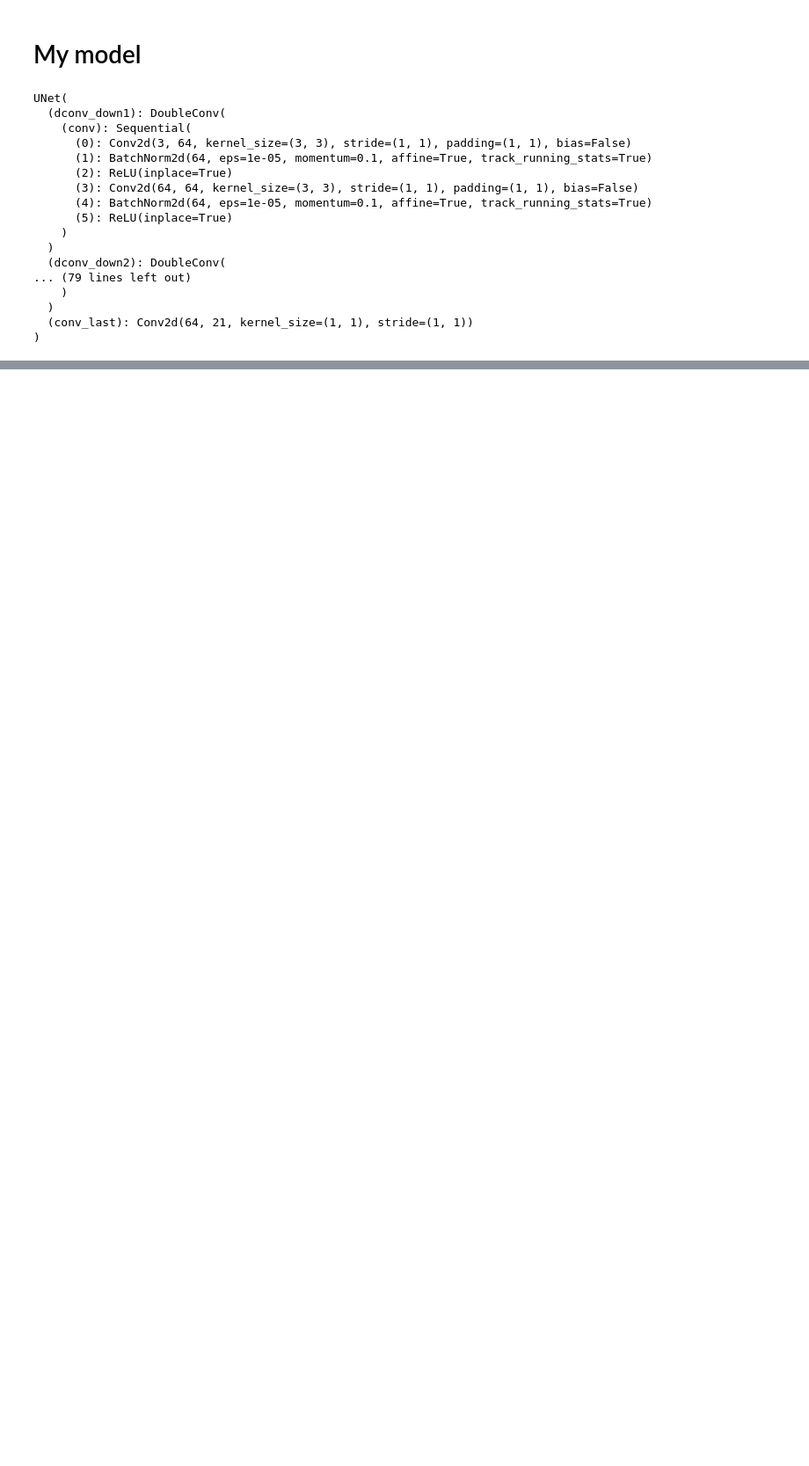
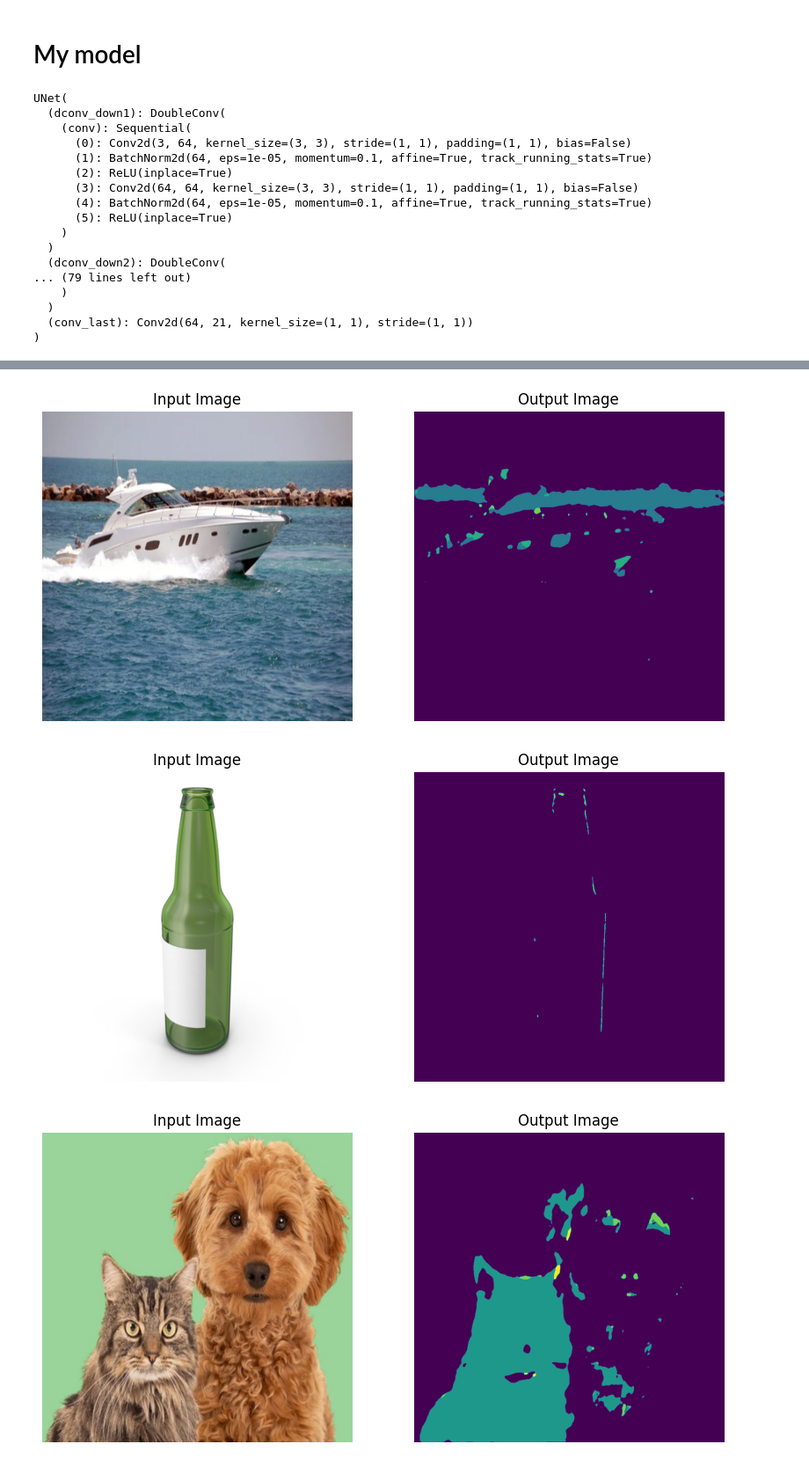
Before and after one commit to ZeroMeOut/ImageSegmentation, a Jupyter notebook: test.ipynb, the cells around one changed output, grey strips where cells are left out. Shown at 88% size. Drawn from its saved outputs; the diff is of its cells as text; code cells hidden in the pictures; blank space fills up the shorter version.

```diff
--- a/test.ipynb
+++ b/test.ipynb
@@ -207,9 +212,9 @@ class UNet(nn.Module):
 
         return out
 # %%
-model = UNet(21)
-model.load_state_dict(torch.load('models/mymodeli_weights.pth'))
-model.eval()
+mymodel = UNet(21)
+mymodel.load_state_dict(torch.load('models/mymodeli_weights.pth'))
+mymodel.eval()
 # %% [output]
 UNet(
   (dconv_down1): DoubleConv(
@@ -266,0 +246,6 @@ Imclass shape: torch.Size([1024, 1024])
+# %%
+plot(mymodel)
+# %% [output]
+[figure, added]
+[figure, added]
+[figure, added]
```
Also changed, not shown: parts of 8 cells of this notebook, 3 other files.
